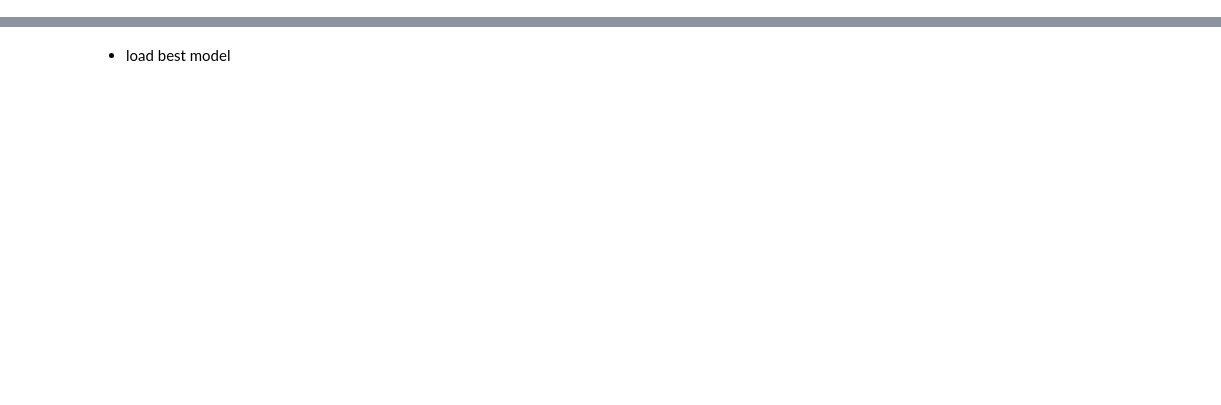
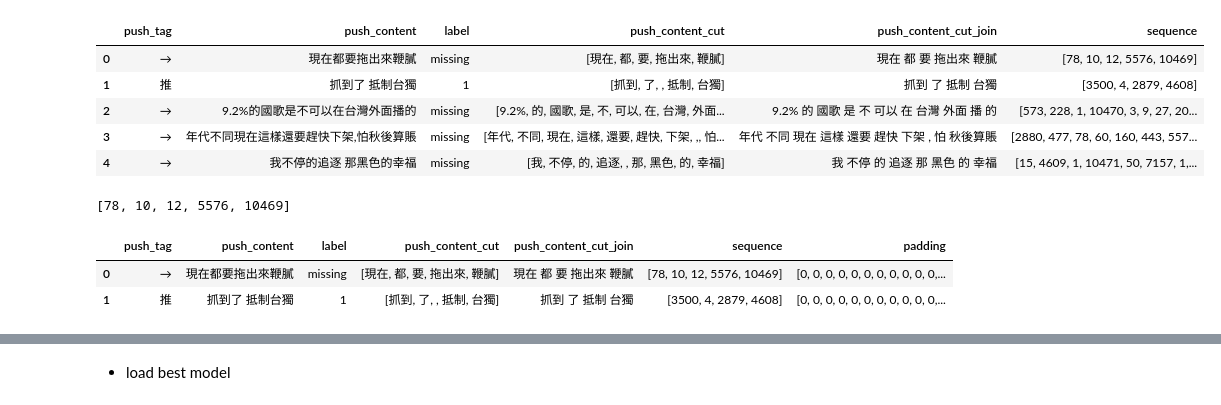
Before and after one commit to z76316/See26, a Jupyter notebook: model/sentiment-analysis.ipynb, the cells around one changed output, grey strips where cells are left out. Saved outputs shown, nothing was run; the diff lists cells and outputs as text; code cells hidden in the pictures; blank space fills up the shorter version.

```diff
--- a/model/sentiment-analysis.ipynb
+++ b/model/sentiment-analysis.ipynb
@@ -350,0 +50,8 @@ plot_history(history)
+# %%
+query='''
+select * from push where article_id in (%s)
+'''%(article_ids)
+
+pushs=sql_to_df(engine,query=query)
+
+pushs.head(1)
@@ -350,0 +65,6 @@ plot_history(history)
+# %%
+df_all=pushs[['push_tag','push_content']].copy()
+df_all['label']=df_all['push_tag'].map({'推':1,'噓':0,'→':'missing',})
+df_all['push_content_cut'] = df_all['push_content'].apply(lambda x: jieba.lcut(x))
+df_all['push_content_cut_join'] = df_all['push_content_cut'].apply(lambda x: ' '.join(x))
+df_all.head(5)
@@ -350,0 +82,13 @@ plot_history(history)
+# %%
+def train_tokenizer(strings=['thank','you'],num_words=20000):
+    tok = Tokenizer(num_words=num_words,
+                    filters='"!#$%&()*+,-./:;<=>?@[\\]^_`{|}~\t\n',
+                    lower=True,
+                    split=' ',
+                    char_level=False)
+    tok.fit_on_texts(strings)
+    return tok
+
+num_words=30000
+strings=df_all.push_content_cut_join.tolist()
+tok = train_tokenizer(strings=strings,num_words= num_words)
@@ -350,0 +97,16 @@ plot_history(history)
+# %%
+df_all['sequence']=df_all.push_content_cut_join.apply(lambda x: tok.texts_to_sequences([x])[0])
+df_all.head()
+# %% [output]
+|  | push_tag | push_content | label | push_content_cut | push_content_cut_join | sequence |
+| 0 | → | 現在都要拖出來鞭膩 | missing | [現在, 都, 要, 拖出來, 鞭膩] | 現在 都 要 拖出來 鞭膩 | [78, 10, 12, 5576, 10469] |
+| 1 | 推 | 抓到了 抵制台獨 | 1 | [抓到, 了, , 抵制, 台獨] | 抓到 了 抵制 台獨 | [3500, 4, 2879, 4608] |
+| 2 | → | 9.2%的國歌是不可以在台灣外面播的 | missing | [9.2%, 的, 國歌, 是, 不, 可以, 在, 台灣, 外面... | 9.2% 的 國歌 是 不 可以 在 台灣 外面 播 的 | [573, 228, 1, 10470, 3, 9, 27, 20... |
+| 3 | → | 年代不同現在這樣還要趕快下架,怕秋後算賬 | missing | [年代, 不同, 現在, 這樣, 還要, 趕快, 下架, ,, 怕... | 年代 不同 現在 這樣 還要 趕快 下架 , 怕 秋後算賬 | [2880, 477, 78, 60, 160, 443, 557... |
+| 4 | → | 我不停的追逐 那黑色的幸福 | missing | [我, 不停, 的, 追逐, , 那, 黑色, 的, 幸福] | 我 不停 的 追逐 那 黑色 的 幸福 | [15, 4609, 1, 10471, 50, 7157, 1,... |
+# %%
+# dir(tok)
+word2index=tok.word_index
+[word2index[word] for word in df_all.loc[0,'push_content_cut']]
+# %% [output]
+[78, 10, 12, 5576, 10469]
@@ -350,0 +115,11 @@ plot_history(history)
+# %%
+maxlen=50
+
+df_all['padding']=df_all.sequence.apply(
+    lambda x: pad_sequences([x], maxlen=maxlen, padding='pre')[0])
+
+df_all.head(2)
+# %% [output]
+|  | push_tag | push_content | label | push_content_cut | push_content_cut_join | sequence | padding |
+| 0 | → | 現在都要拖出來鞭膩 | missing | [現在, 都, 要, 拖出來, 鞭膩] | 現在 都 要 拖出來 鞭膩 | [78, 10, 12, 5576, 10469] | [0, 0, 0, 0, 0, 0, 0, 0, 0, 0, 0,... |
+| 1 | 推 | 抓到了 抵制台獨 | 1 | [抓到, 了, , 抵制, 台獨] | 抓到 了 抵制 台獨 | [3500, 4, 2879, 4608] | [0, 0, 0, 0, 0, 0, 0, 0, 0, 0, 0,... |
```
Also changed, not shown: parts of 47 cells of this notebook, 3 other files.
